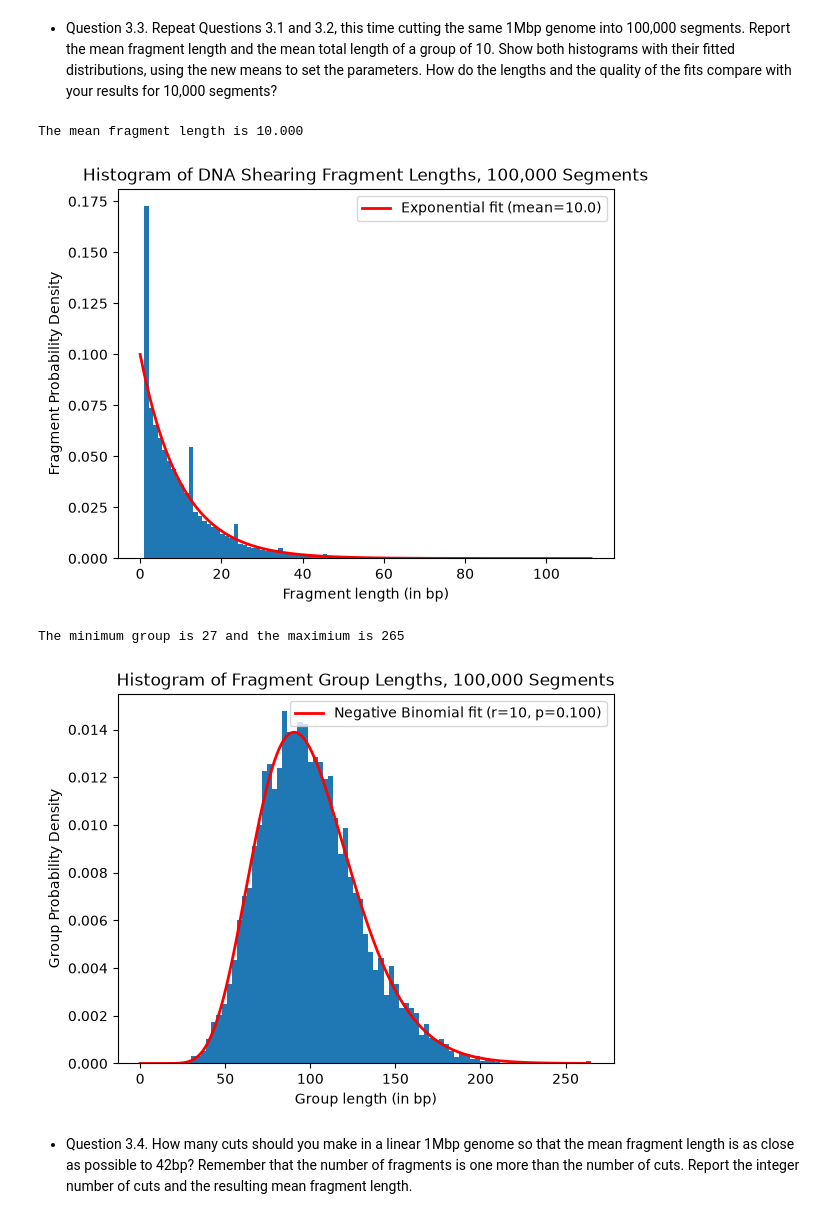
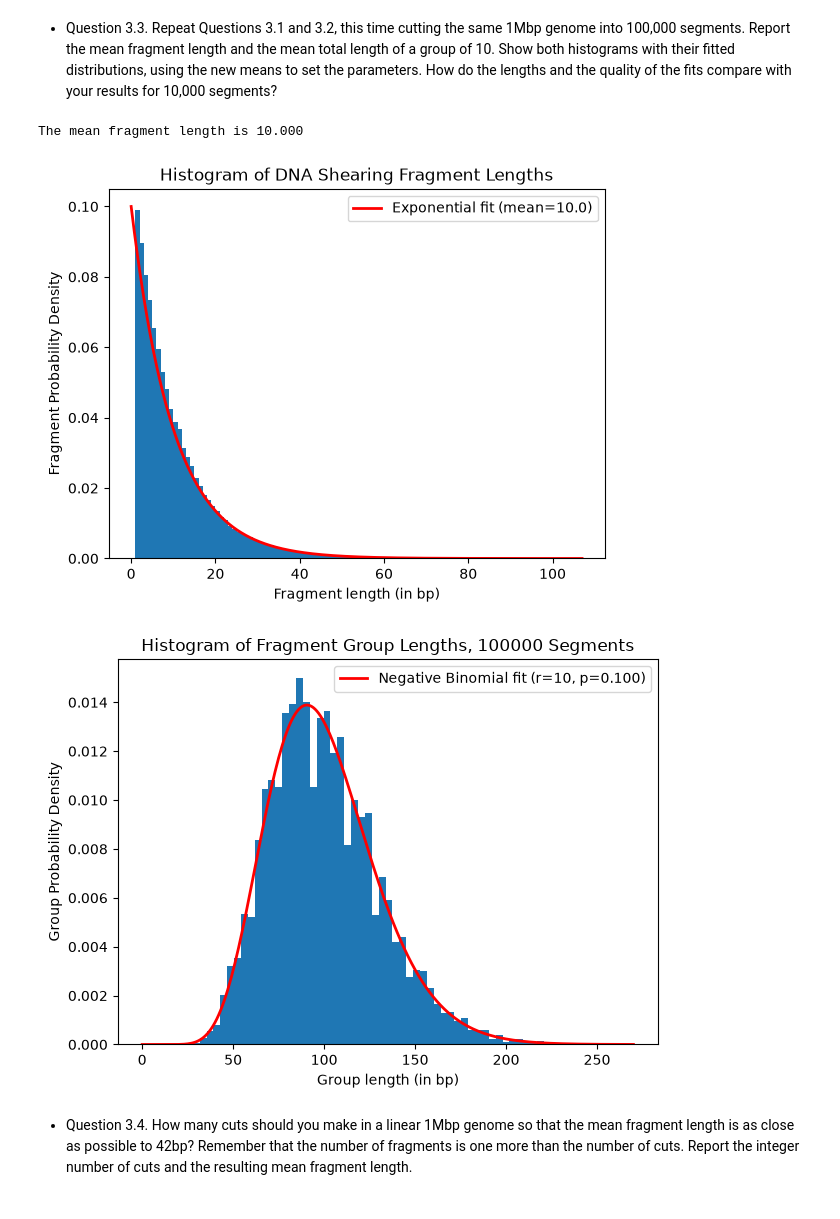
Before and after one commit to kolluashrith/CG-ACG, a Jupyter notebook: Assignment1.ipynb, the cells around one changed output. Saved outputs shown, nothing was run; the diff lists cells and outputs as text; code cells hidden in the pictures.

```diff
--- a/Assignment1.ipynb
+++ b/Assignment1.ipynb
@@ -255,66 +264,16 @@ plt.show()
 # %% [markdown]
 - Question 3.3. Repeat Questions 3.1 and 3.2, this time cutting the same 1Mbp genome into 100,000 segments. Report the mean fragment length and the mean total length of a group of 10. Show both histograms with their fitted distributions, using the new means to set the parameters. How do the lengths and the quality of the fits compare with your results for 10,000 segments?
-# %%
-num_segments2 = 100000
-
-## sample distinct cut positions without replacement
-cut_points2 = rng.sample(range(1, genomesize-1), num_segments2-1)
-boundaries2 = np.concatenate([[0], np.sort(cut_points2), [genomesize]])
-fragment_lengths2 = []
-
-for i in range (num_segments2):
-  length = boundaries2[i+1] - boundaries2[i]
-  fragment_lengths2.append(length)
-
-mean_length2 = np.mean(fragment_lengths2)
-print(f"The mean fragment length is {mean_length2:.3f}")
-
-#Sim Histogram
-plt.hist(fragment_lengths2, bins=100, orientation='vertical', density='True')
-plt.xlabel("Fragment length (in bp)")
-plt.ylabel("Fragment Probability Density")
-plt.title("Histogram of DNA Shearing Fragment Lengths, 100,000 Segments")
-
-#Overlay Expo
-x = np.linspace(0, np.max(fragment_lengths2), 1000)
-pdf = 1/mean_length2 * np.exp(-1/mean_length2 * x)
-plt.plot(x, pdf, 'r-', linewidth=2, label=f'Exponential fit (mean={mean_length2:.1f})')
-
-plt.legend()
-plt.show()
-
-from scipy.stats import nbinom
-
-fragment_lengths2 = np.array(fragment_lengths2)
-combined_lengths2 = []
-for i in range(10000):
-    combined_lengths2.append(sum(fragment_lengths2[(i*10) : (i*10+10)]))
-
-mean_combined_length2 = np.mean(combined_lengths2)
-print(f"The minimum group is {min(combined_lengths2)} and the maximium is {max(combined_lengths2)}")
-
-#Sim Histogram
-plt.hist(combined_lengths2, bins=80, orientation='vertical', density='True')
-plt.xlabel("Group length (in bp)")
-plt.ylabel("Group Probability Density")
-plt.title("Histogram of Fragment Group Lengths, 100,000 Segments")
-
-#Overlay Negative Binomial
-r = 10
-p = 10 / mean_combined_length2
-s = np.arange(0, np.max(combined_lengths2))
-pmf = nbinom.pmf(s - 10, 10, p)
-plt.plot(s, pmf, 'r-', linewidth=2, label=f'Negative Binomial fit (r=10, p={p:.3f})')
-
-plt.legend()
-plt.show()
-
-#The length and quality of fit are similar across both segment counts. One difference is that 100,000 segments seems to result in significantly more of the smallest fragment sizes than the 10,000 segment simulation.
-# %% [output]
-The mean fragment length is 10.000
-[figure, removed]
-The minimum group is 27 and the maximium is 265
-[figure, removed]
+# %%
+num_segments2 = 100000
+
+fragment_lens = fragment_histogram(1000000, num_segments2)
+group_histogram(fragment_lens, num_segments2)
+
+#The lengths differ significantly between the 10,000 segment simulation and this 100,000 segment simulation. Whereas the 10,000 segment simulation had fragment sizes ranging from 1 to around 500 for the most part, the 100,000 segment simulation only had fragments from 1 to about 50 (visible on the histogram). This makes sense because there are 10 times as many cuts. The group lengths tell a similar tale, with the ranges seeming to differ by a factor of 10 as well. The quality of fit appears to be better with 100,000 segments than 10,000, evident with the closer fitting overlaid lines.
+# %% [output]
+The mean fragment length is 10.000
+[figure, added]
+[figure, added]
 # %% [markdown]
 - Question 3.4. How many cuts should you make in a linear 1Mbp genome so that the mean fragment length is as close as possible to 42bp? Remember that the number of fragments is one more than the number of cuts. Report the integer number of cuts and the resulting mean fragment length.
 # %%
```
Also changed, not shown: parts of 5 cells of this notebook.
